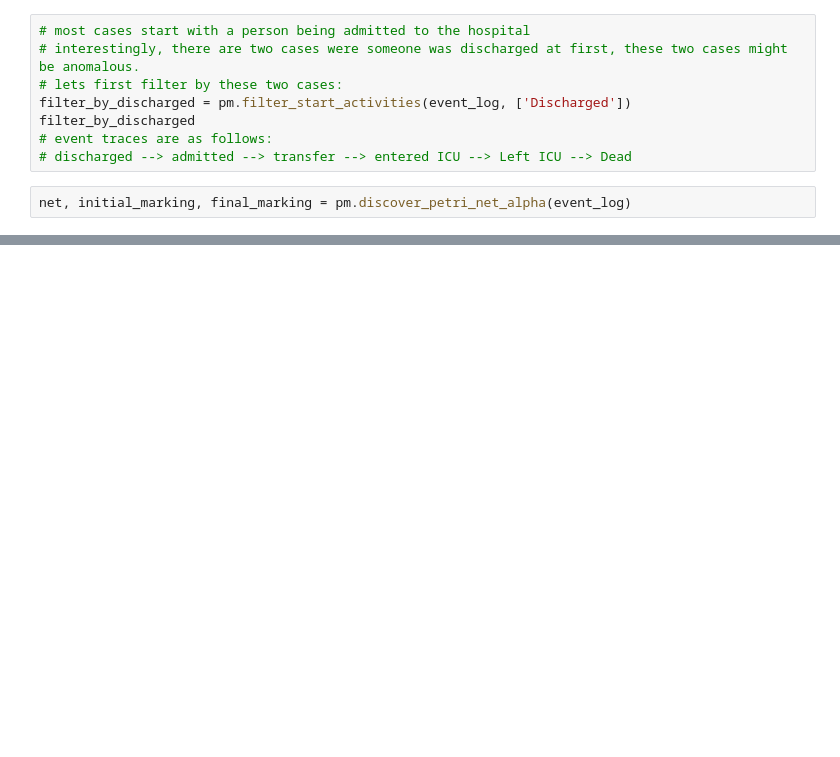
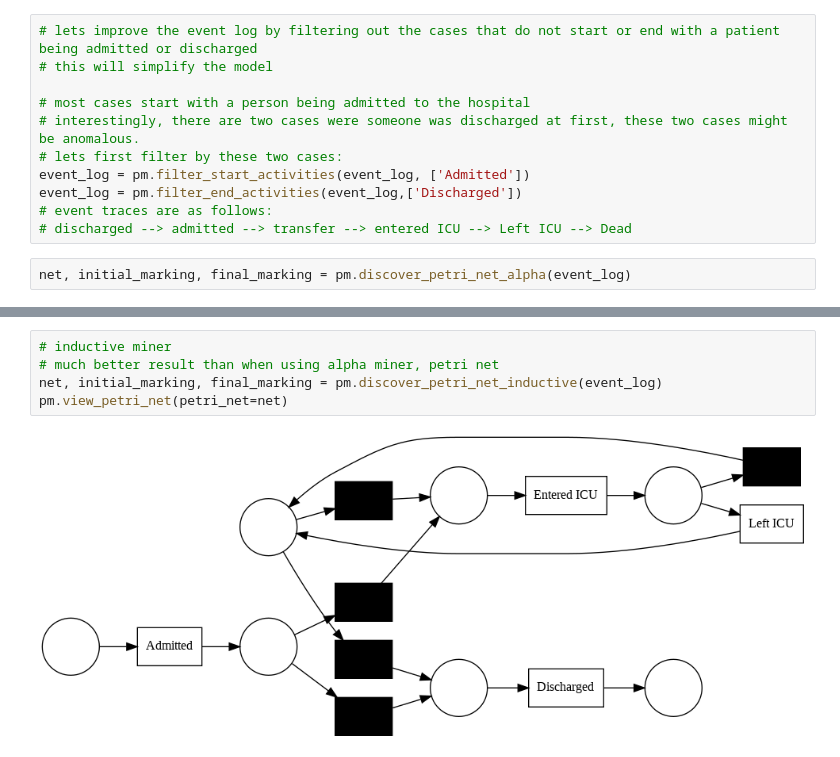
Before and after one commit to adamzbikowski/Process-Mining-Dissertation, a Jupyter notebook: notebook_1.ipynb, the cells around one changed output, grey strips where cells are left out. Saved outputs shown, nothing was run; the diff lists cells and outputs as text; blank space fills up the shorter version.

Commit message:
filtered out events that do not start with admission and do not end with patient being discharged

```diff
--- a/notebook_1.ipynb
+++ b/notebook_1.ipynb
@@ -128,9 +143,12 @@ print(f"Start events: {start_events}\nEnd events: {end_events}")
 # %%
+# lets improve the event log by filtering out the cases that do not start or end with a patient being admitted or discharged
+# this will simplify the model
+
 # most cases start with a person being admitted to the hospital
 # interestingly, there are two cases were someone was discharged at first, these two cases might be anomalous.
 # lets first filter by these two cases:
-filter_by_discharged = pm.filter_start_activities(event_log, ['Discharged'])
-filter_by_discharged
+event_log = pm.filter_start_activities(event_log, ['Admitted'])
+event_log = pm.filter_end_activities(event_log,['Discharged'])
 # event traces are as follows:
 # discharged --> admitted --> transfer --> entered ICU --> Left ICU --> Dead
 # %%
@@ -140,0 +161,7 @@ pm.view_petri_net(petri_net=net)
+# %%
+# inductive miner
+# much better result than when using alpha miner, petri net
+net, initial_marking, final_marking = pm.discover_petri_net_inductive(event_log)
+pm.view_petri_net(petri_net=net)
+# %% [output]
+[figure, added]
```
Also changed, not shown: parts of 5 cells of this notebook.
